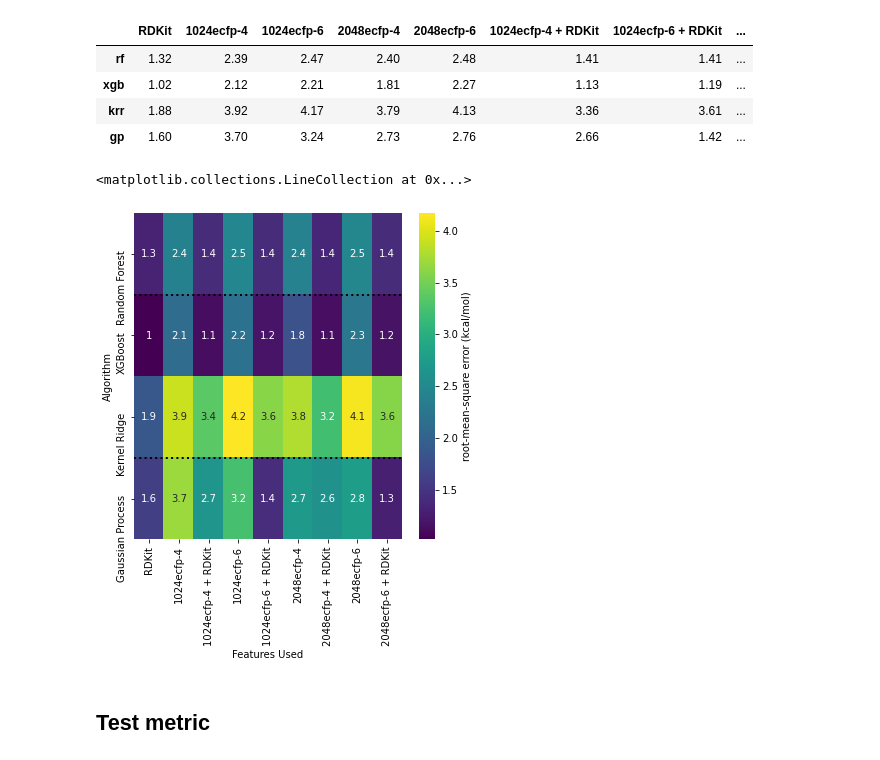
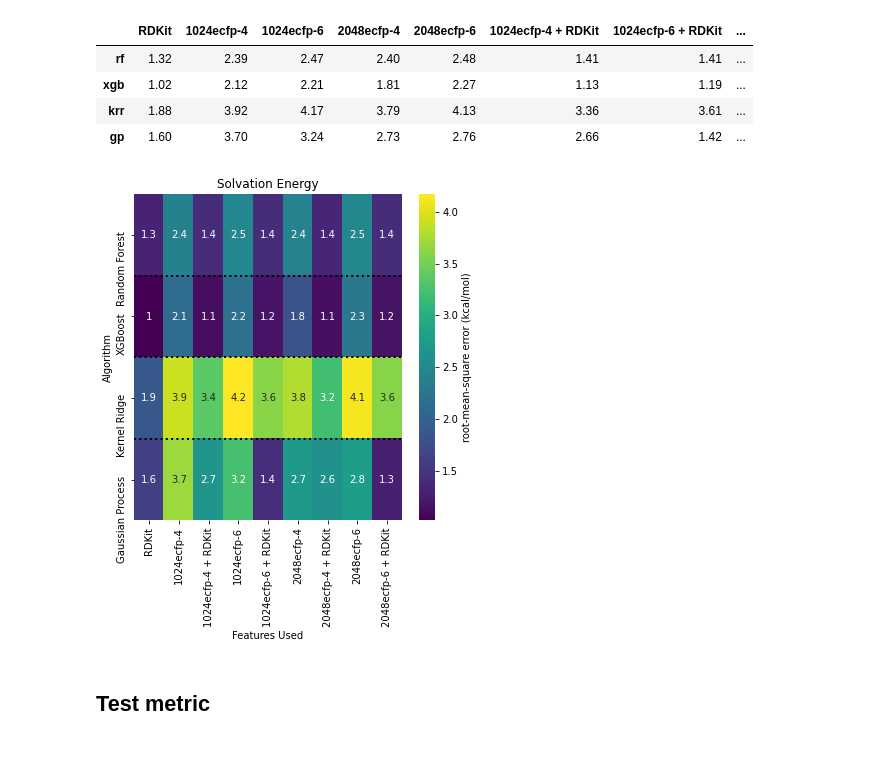
Before and after one commit to GeorgeBatch/moleculenet, a Jupyter notebook: notebooks/visualise_extended_grid_search_results.ipynb, the cells around one changed output. Cells and saved outputs as stored; diff of their text form; code cells hidden in the pictures.

Commit message:
improve plots

```diff
--- a/notebooks/visualise_extended_grid_search_results.ipynb
+++ b/notebooks/visualise_extended_grid_search_results.ipynb
@@ -63,13 +73,0 @@ assert grid_search_type in ['reproducing', 'extended']
-# %%
-datasets_to_units = {
-    'freesolv': '(kcal/mol)',
-    'esol': '(mols per litre)',
-    'lipophilicity': '(logD)',
-}
-# %%
-metrics_to_labels = {
-    'RMSE': 'root-mean-square error',
-    'MAE': 'mean absolute error',
-    'R^2': 'R^2 (coefficient of determination)',
-    'pearson_r': 'Pearson correlation'
-}
@@ -80,17 +100,10 @@ metric = 'RMSE'
 assert metric in metrics_to_labels
 # %%
 if metric in ['RMSE', 'MAE']:
-    datasets_to_units = {
-    'freesolv': '(kcal/mol)',
-    'esol': '(mols per litre)',
-    'lipophilicity': '(logD)'
-    }
+    pass
 else:
-    datasets_to_units = {
-    'freesolv': '',
-    'esol': '',
-    'lipophilicity': ''
-    }
+    # no units
+    datasets_to_units = {'freesolv': '', 'esol': '', 'lipophilicity': ''}
 # %% [markdown]
 ## Load everything
 # %%
@@ -319,20 +339,26 @@ RMSE : root-mean-square error , unit: (kcal/mol)
 # %%
 df = val_metric.round(2)
 df = df.rename(mapper=mapper, axis='rows')
 df = df.loc[row_order, column_order]
 
 fig, ax = plt.subplots(1,1,figsize=(6,6))
+
+# heatmap
 sns.heatmap(df, annot=True, cmap='viridis',
             cbar_kws={'label': r"{} {}".format(metrics_to_labels[metric], datasets_to_units[dataset])}, ax=ax)
 
-ax.set_title(f'{}')
+# horizontal lines to separate the heatmap
+ax.hlines([1, 2, 3], *ax.get_xlim(), linestyle=':', linewidth=2)
+
+# title and labels
 ax.set_ylabel('Algorithm')
 ax.set_xlabel('Features Used')
-ax.hlines([1, 3, 5, 7], *ax.get_xlim(), linestyle=':', linewidth=2)
-# fig.savefig('../figures/algorithm_comparison.jpg', dpi=350, bbox_inches='tight')
+ax.set_title(datasets_to_titles[dataset])
+
+# fig.savefig(f'{PLOTS_DIR}/algorithm_comparison.jpg', dpi=350, bbox_inches='tight')
+plt.show()
 # %% [output]
-<matplotlib.collections.LineCollection at 0x...>
-[figure, old version]
+[figure, new version]
 # %% [markdown]
 ## Test metric
 # %%
```
Also changed, not shown: parts of 13 cells of this notebook.
